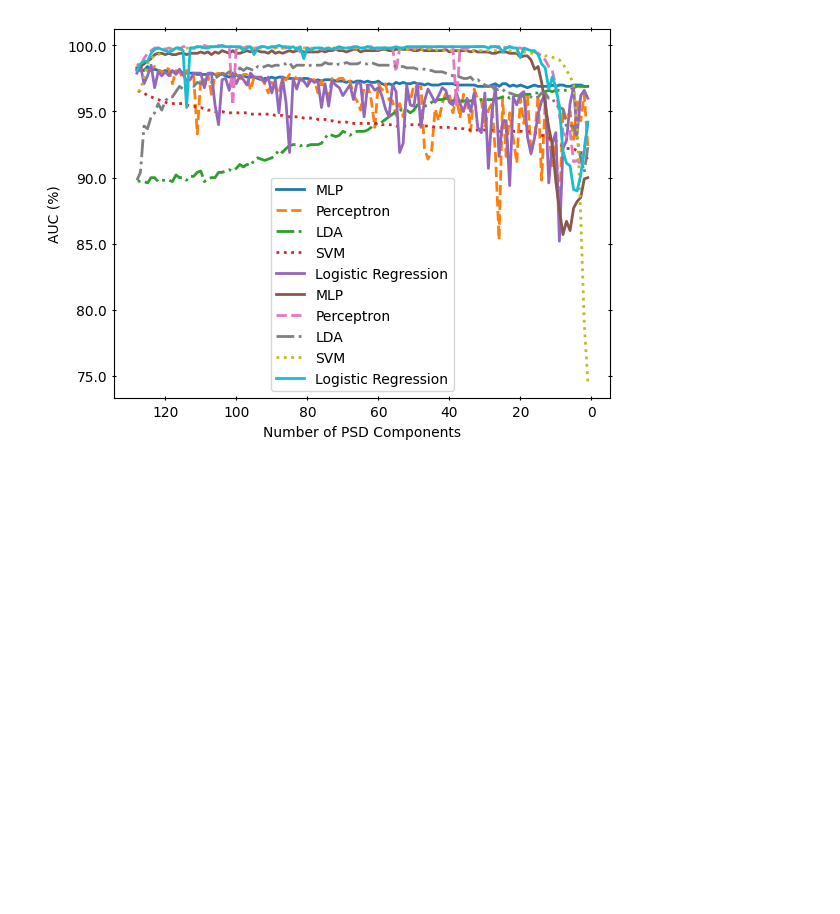
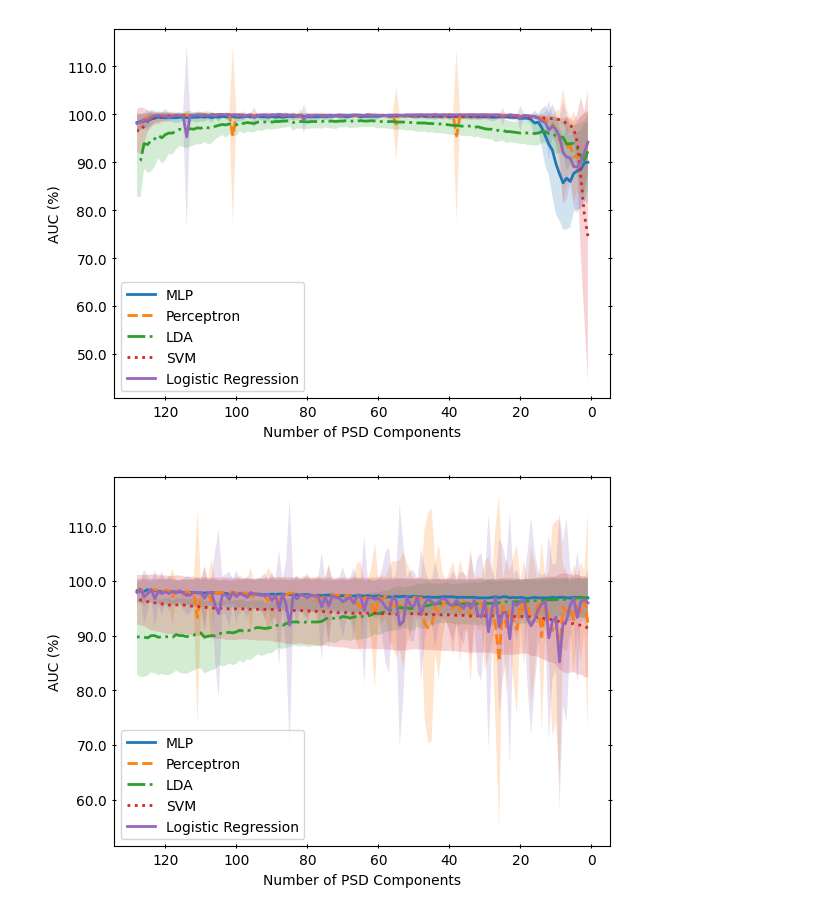
Before and after one commit to azukipan/emergencyBrakingEMG, a Jupyter notebook: code/Plots.ipynb, the cells around one changed output. Cells and saved outputs as stored; diff of their text form; code cells hidden in the pictures; blank space fills up the shorter version.

Commit message:
Revised plotting and fixed data ablation settings

```diff
--- a/code/Plots.ipynb
+++ b/code/Plots.ipynb
@@ -8,39 +8,47 @@ modelOptions = ["MLP",
                 "Perceptron",
                 "LDA",
                 "SVM",
                 "Logistic Regression"
                 ]
 
 lineStyles = ["-",
                 "--",
                 "-.",
                 ":",
                 "-"
                 ]
 
 x = list(range(1, 129))
 
 dataAblationOrder = {#Specify order in which to successively remove PSD components based on frequency.
         "High to low frequency":["highFreqtoLowFreq", 0],
         "Low to high frequency":["lowFreqtoHighFreq", 1]
     }
-plt.gca().invert_xaxis()
-plt.gca().yaxis.set_major_formatter(StrMethodFormatter('{x:,.1f}'))
-plt.gca().yaxis.set_ticks_position('both')
-plt.gca().xaxis.set_ticks_position('both')
-plt.gca().tick_params(axis="both", direction="in", tickdir = "inout")
-plt.ylabel("AUC (%)")
-plt.xlabel("Number of PSD Components")
+#Create data ablation plots
 for order in dataAblationOrder:
+    plt.figure()
+    plt.gca().invert_xaxis()
+    plt.gca().yaxis.set_major_formatter(StrMethodFormatter('{x:,.1f}'))
+    plt.gca().yaxis.set_ticks_position('both')
+    plt.gca().xaxis.set_ticks_position('both')
+    plt.gca().tick_params(axis="both", direction="in", tickdir = "inout")
+    plt.ylabel("AUC (%)")
+    plt.xlabel("Number of PSD Components")
     for selectedModel, lineStyle in zip(modelOptions, lineStyles):
         #Read log file for AUCs and number of PSD components.
         file = open("../results_{}/{}_AUC.csv".format(dataAblationOrder[order][0],selectedModel), "r")
         data = file.readlines()
         y = []
+        y_stdDev = []
         for line in data[2:]:
             y.append(float(line.split(",")[1].split("\n")[0])*100)
+            y_stdDev.append(float(line.split(",")[2].split("\n")[0])*100)
+        y_posStdDev = [element1 + element2 for element1, element2 in zip(y, y_stdDev)]
+        y_negStdDev = [element1 - element2 for element1, element2 in zip(y, y_stdDev)]
         plt.plot(x, y, label = selectedModel, linestyle = lineStyle, linewidth = 2)
-    plt.legend()
+        plt.fill_between(x, y_posStdDev, y_negStdDev, alpha=0.2)
+    plt.legend(loc="lower left")
     plt.savefig("../results_{}/AUC_{}".format(dataAblationOrder[order][0], dataAblationOrder[order][0]))
 # %% [output]
-[figure, old version]
+[figure, new version]
+[figure, added]
```
Also changed, not shown: parts of 1 cell of this notebook, 6 other files.
